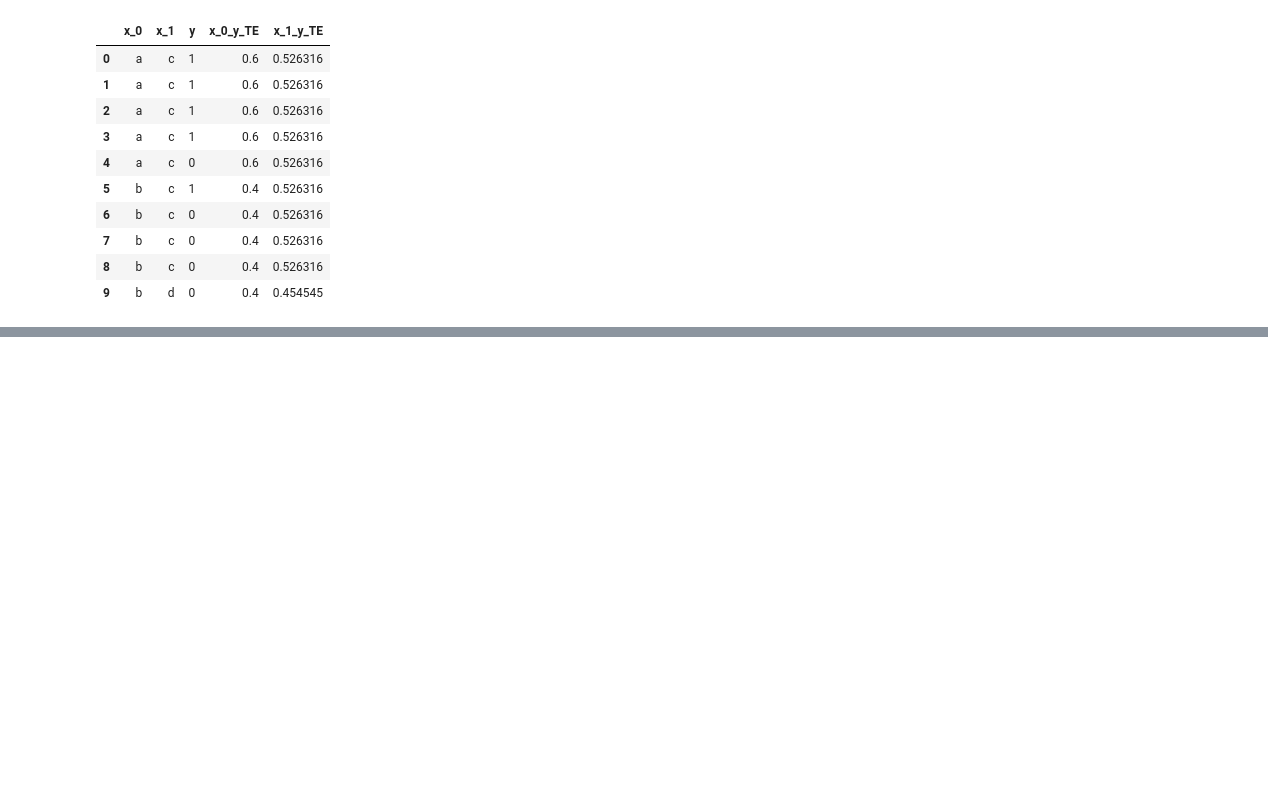
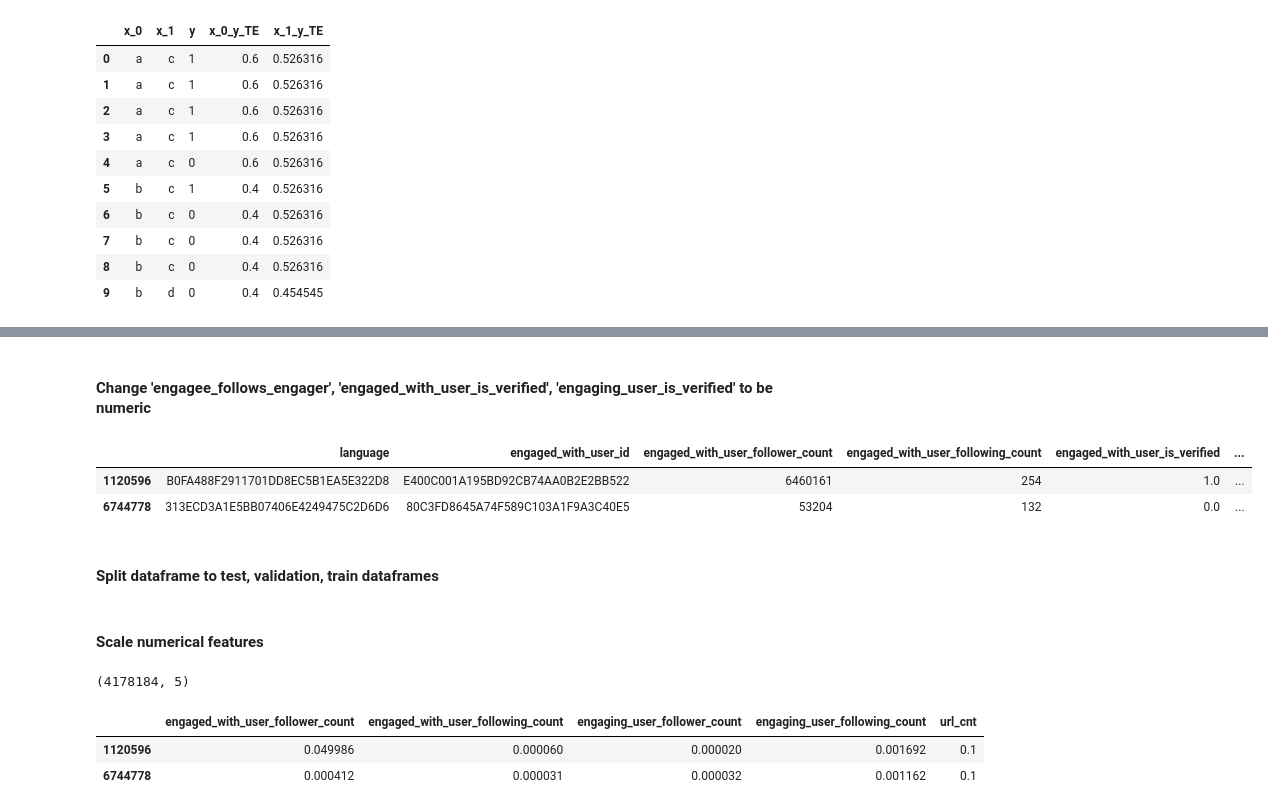
Before and after one commit to RostislavStoyanov/recsys, a Jupyter notebook: train.ipynb, the cells around one changed output, grey strips where cells are left out. Cells and saved outputs as stored; diff of their text form; code cells hidden in the pictures; blank space fills up the shorter version.

Commit message:
update structure before first experiment training

```diff
--- a/train.ipynb
+++ b/train.ipynb
@@ -196,0 +258,16 @@ new_df
+# %% [markdown]
+#### Change 'engagee_follows_engager', 'engaged_with_user_is_verified', 'engaging_user_is_verified' to be numeric
+# %%
+def replace_boolean_numeric(df, column):
+    df[column].replace({True: 1.0, False: 0.0}, inplace=True)
+
+for col in ['engagee_follows_engager', 'engaged_with_user_is_verified', 'engaging_user_is_verified']:
+    replace_boolean_numeric(orig_df, col)
+
+orig_df.head(2)
+# %% [output]
+|  | language | engaged_with_user_id | engaged_with_user_follower_count | engaged_with_user_following_count | engaged_with_user_is_verified | ... |
+| 1120596 | B0FA488F2911701DD8EC5B1EA5E322D8 | E400C001A195BD92CB74AA0B2E2BB522 | 6460161 | 254 | 1.0 | ... |
+| 6744778 | 313ECD3A1E5BB07406E4249475C2D6D6 | 80C3FD8645A74F589C103A1F9A3C40E5 | 53204 | 132 | 0.0 | ... |
+# %% [markdown]
+#### Split dataframe to test, validation, train dataframes
@@ -196,0 +291,2 @@ new_df
+# %% [markdown]
+#### Scale numerical features
@@ -196,0 +297,20 @@ new_df
+# %%
+scaler = MinMaxScaler()
+
+train_scaled = scaler.fit_transform(train_numerical_feat)
+print(train_scaled.shape)
+valid_scaled = scaler.transform(valid_numerical_feat)
+test_scaled = scaler.transform(test_numerical_feat)
+# %% [output]
+(4178184, 5)
+# %%
+for i, feat in enumerate(numerical_features):
+    train_df.loc[:,feat] = train_scaled[:,i]
+    valid_df.loc[:,feat] = valid_scaled[:,i]
+    test_df.loc[:,feat] = test_scaled[:,i]
+
+train_df[numerical_features].head(2)
+# %% [output]
+|  | engaged_with_user_follower_count | engaged_with_user_following_count | engaging_user_follower_count | engaging_user_following_count | url_cnt |
+| 1120596 | 0.049986 | 0.000060 | 0.000020 | 0.001692 | 0.1 |
+| 6744778 | 0.000412 | 0.000031 | 0.000032 | 0.001162 | 0.1 |
```
Also changed, not shown: parts of 31 cells of this notebook, 9 other files.
